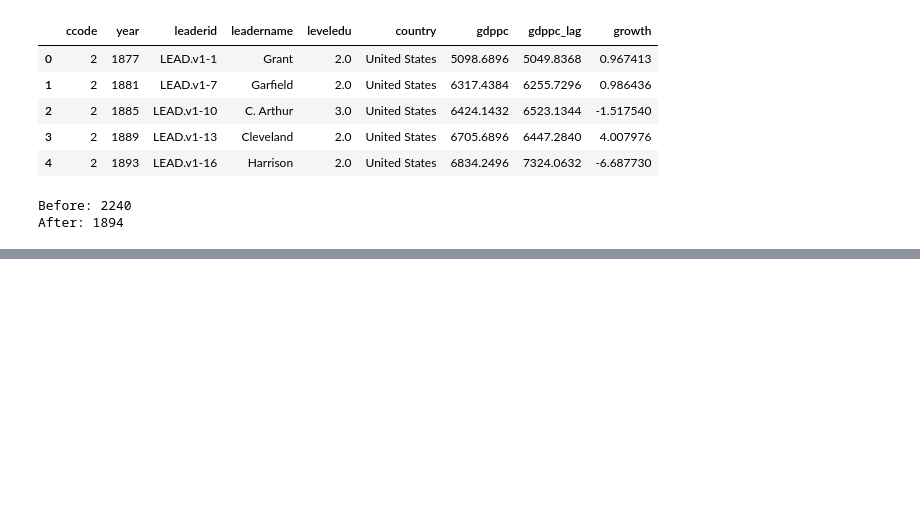
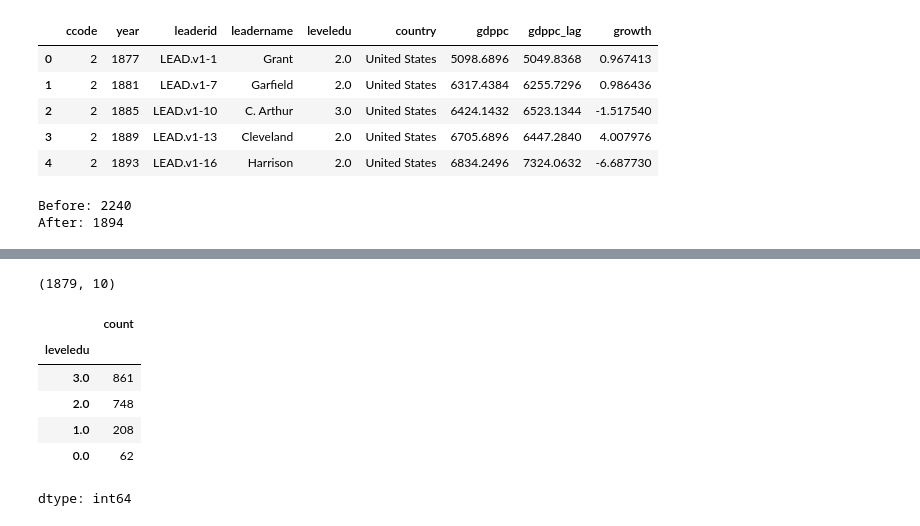
Before and after one commit to Arsen645/Leaders-background-analysis, a Jupyter notebook: Leaders_Education_Analysis.ipynb, the cells around one changed output, grey strips where cells are left out. Cells and saved outputs as stored; diff of their text form; code cells hidden in the pictures; blank space fills up the shorter version.

```diff
--- a/Leaders_Education_Analysis.ipynb
+++ b/Leaders_Education_Analysis.ipynb
@@ -146,0 +165,26 @@ max      79.445322
+# %%
+import pandas as pd
+import numpy as np
+
+df = pd.read_csv("leaders_gdp.csv")
+
+# keep only rows with everything we need
+df = df.dropna(subset=["growth", "leveledu", "gdppc_lag", "ccode", "year"])
+
+# log of starting income (standard in growth research)
+df["log_gdppc_lag"] = np.log(df["gdppc_lag"])
+
+# remove extreme growth values (wars, data errors)
+df = df[(df["growth"] > -30) & (df["growth"] < 30)]
+
+print(df.shape)
+df["leveledu"].value_counts()
+# %% [output]
+(1879, 10)
+|  | count |
+| leveledu |  |
+| 3.0 | 861 |
+| 2.0 | 748 |
+| 1.0 | 208 |
+| 0.0 | 62 |
+dtype: int64
```
Also changed, not shown: parts of 11 cells of this notebook.
